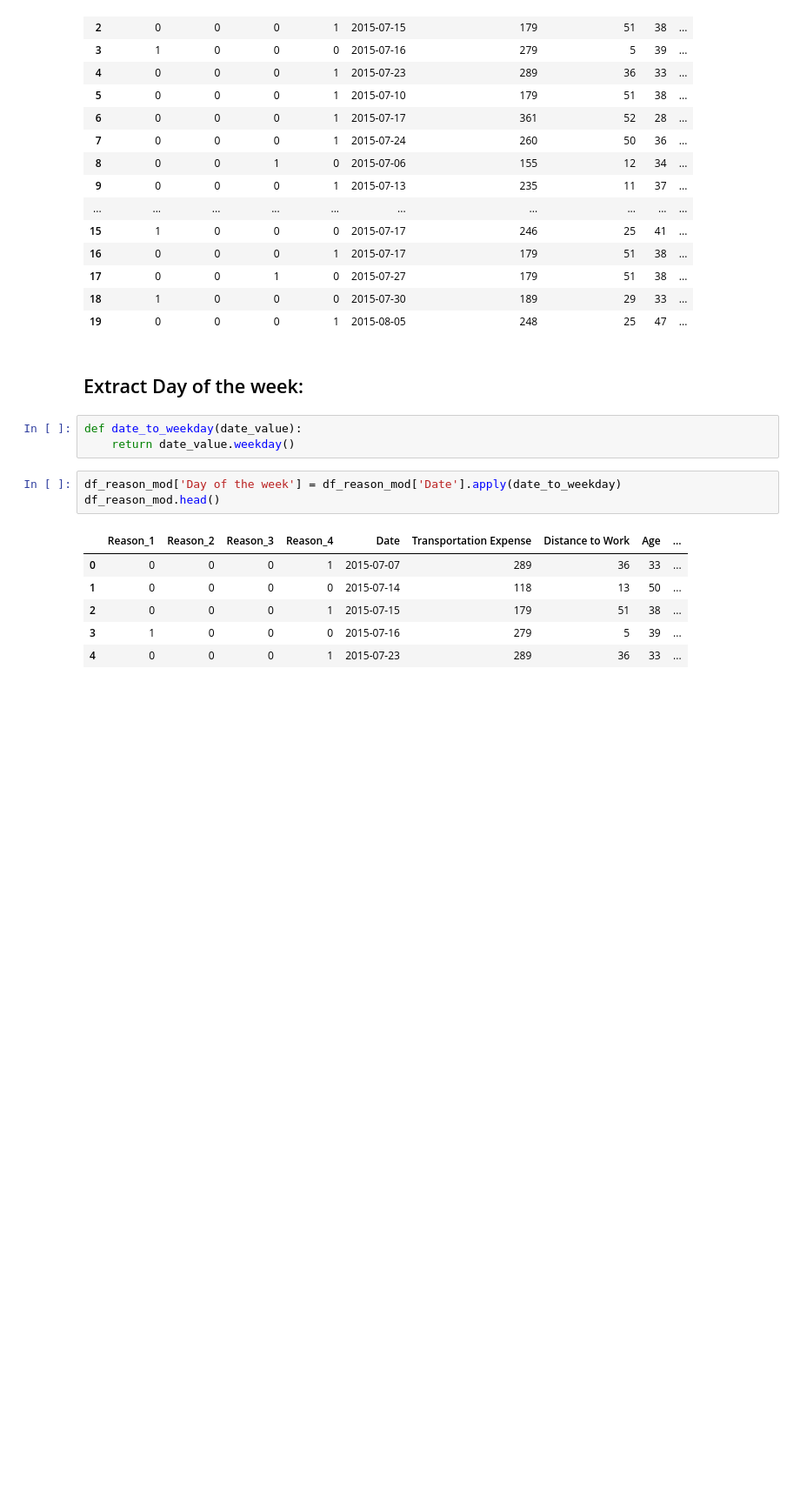
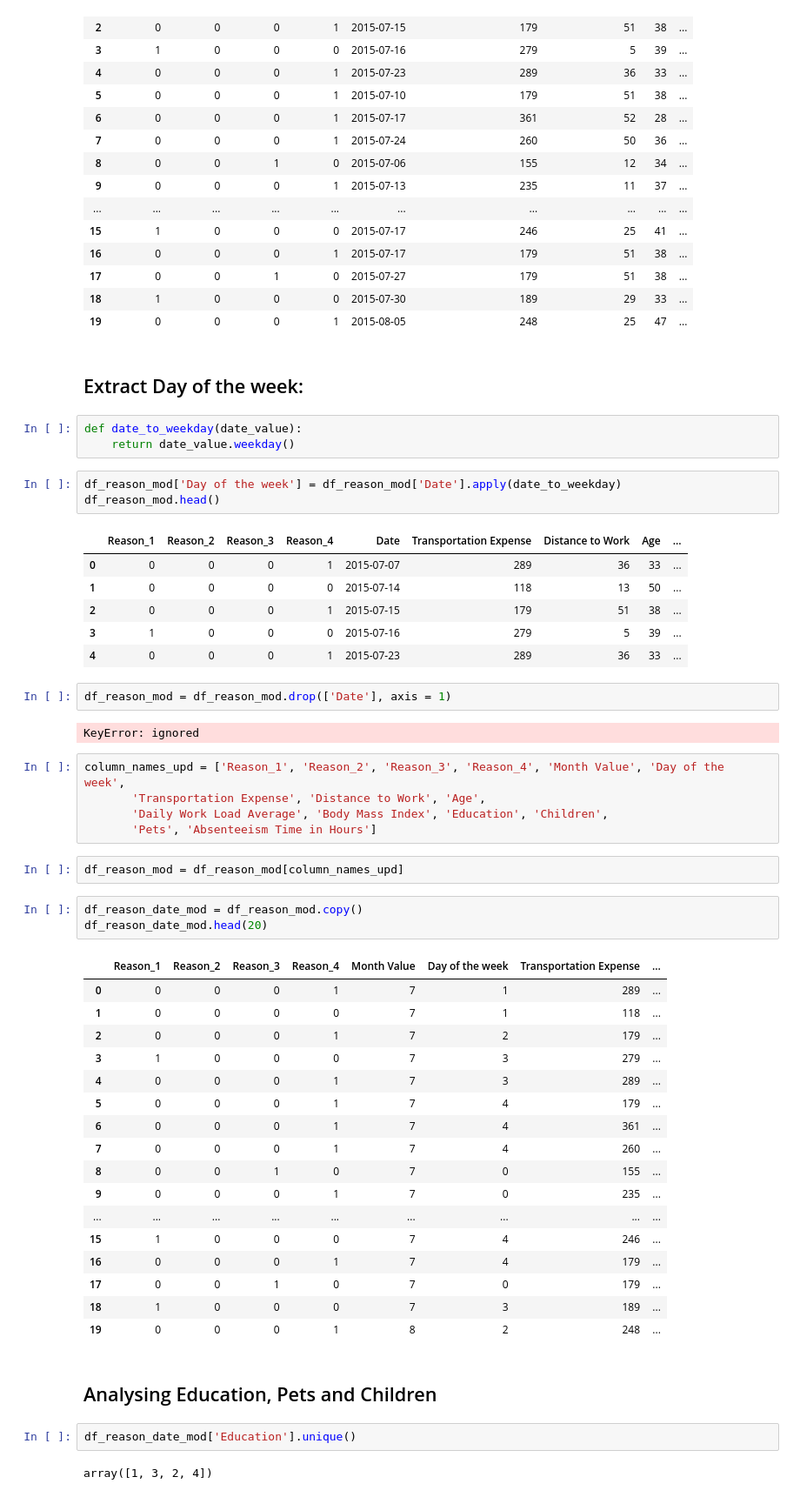
Before and after one commit to Kassaum/Absenteeism-Case-Study, a Jupyter notebook: Absenteeism.ipynb, the cells around one changed output. Shown at 87% size. Saved outputs shown, nothing was run; the diff lists cells and outputs as text; blank space fills up the shorter version.

```diff
--- a/Absenteeism.ipynb
+++ b/Absenteeism.ipynb
@@ -299,3 +302,41 @@ df_reason_mod.head()
 | 2 | 0 | 0 | 0 | 1 | 2015-07-15 | 179 | 51 | 38 | ... |
 | 3 | 1 | 0 | 0 | 0 | 2015-07-16 | 279 | 5 | 39 | ... |
 | 4 | 0 | 0 | 0 | 1 | 2015-07-23 | 289 | 36 | 33 | ... |
+# %%
+df_reason_mod = df_reason_mod.drop(['Date'], axis = 1)
+# %% [output]
+KeyError: ignored
+# %%
+column_names_upd = ['Reason_1', 'Reason_2', 'Reason_3', 'Reason_4', 'Month Value', 'Day of the week',
+       'Transportation Expense', 'Distance to Work', 'Age',
+       'Daily Work Load Average', 'Body Mass Index', 'Education', 'Children',
+       'Pets', 'Absenteeism Time in Hours']
+# %%
+df_reason_mod = df_reason_mod[column_names_upd]
+# %%
+df_reason_date_mod = df_reason_mod.copy()
+df_reason_date_mod.head(20)
+# %% [output]
+|  | Reason_1 | Reason_2 | Reason_3 | Reason_4 | Month Value | Day of the week | Transportation Expense | ... |
+| 0 | 0 | 0 | 0 | 1 | 7 | 1 | 289 | ... |
+| 1 | 0 | 0 | 0 | 0 | 7 | 1 | 118 | ... |
+| 2 | 0 | 0 | 0 | 1 | 7 | 2 | 179 | ... |
+| 3 | 1 | 0 | 0 | 0 | 7 | 3 | 279 | ... |
+| 4 | 0 | 0 | 0 | 1 | 7 | 3 | 289 | ... |
+| 5 | 0 | 0 | 0 | 1 | 7 | 4 | 179 | ... |
+| 6 | 0 | 0 | 0 | 1 | 7 | 4 | 361 | ... |
+| 7 | 0 | 0 | 0 | 1 | 7 | 4 | 260 | ... |
+| 8 | 0 | 0 | 1 | 0 | 7 | 0 | 155 | ... |
+| 9 | 0 | 0 | 0 | 1 | 7 | 0 | 235 | ... |
+| ... | ... | ... | ... | ... | ... | ... | ... | ... |
+| 15 | 1 | 0 | 0 | 0 | 7 | 4 | 246 | ... |
+| 16 | 0 | 0 | 0 | 1 | 7 | 4 | 179 | ... |
+| 17 | 0 | 0 | 1 | 0 | 7 | 0 | 179 | ... |
+| 18 | 1 | 0 | 0 | 0 | 7 | 3 | 189 | ... |
+| 19 | 0 | 0 | 0 | 1 | 8 | 2 | 248 | ... |
+# %% [markdown]
+ ## Analysing Education, Pets and Children
+# %%
+df_reason_date_mod['Education'].unique()
+# %% [output]
+array([1, 3, 2, 4])
```
Also changed, not shown: parts of 5 cells of this notebook.
